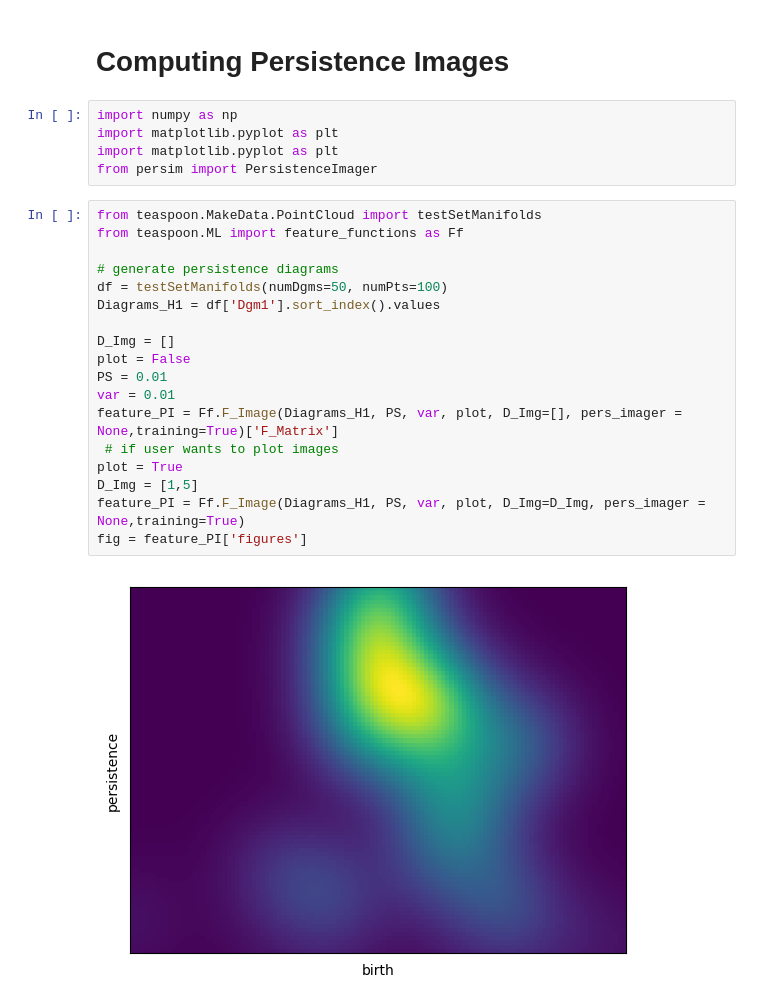
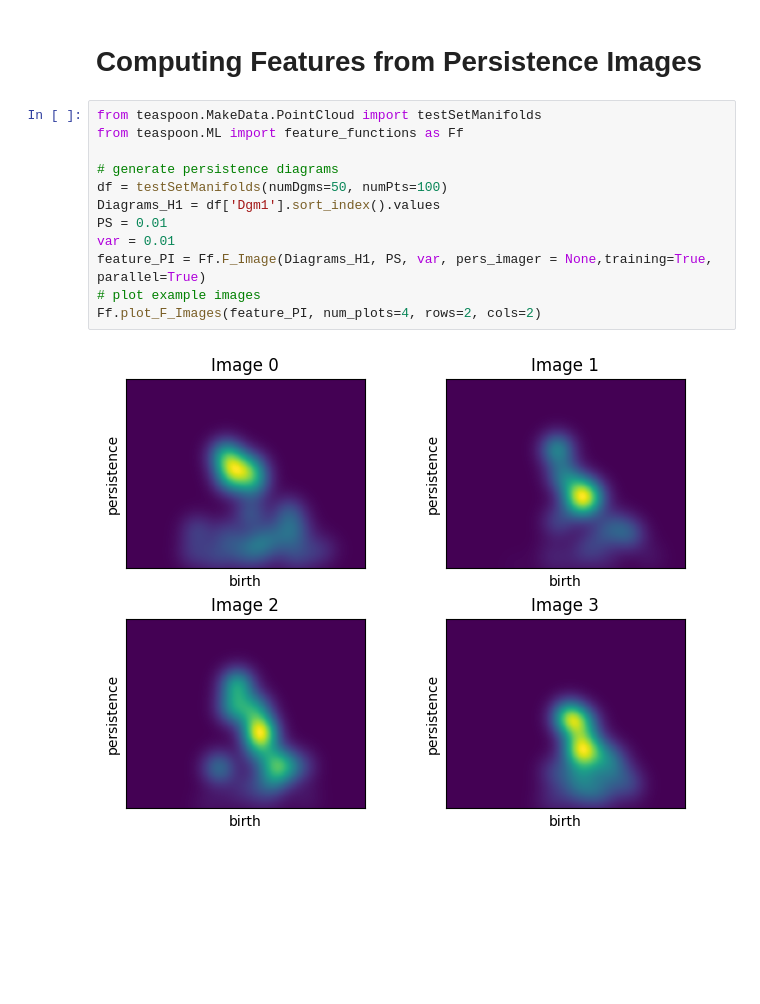
Before and after one commit to TeaspoonTDA/teaspoon, a Jupyter notebook: docs/notebooks/persistence_images.ipynb, the cells around one changed output. Cells and saved outputs as stored; diff of their text form; blank space fills up the shorter version.

Commit message:
updated for final persistence images code

```diff
--- a/docs/notebooks/persistence_images.ipynb
+++ b/docs/notebooks/persistence_images.ipynb
@@ -1,27 +1,16 @@
 # %% [markdown]
-# Computing Persistence Images
+# Computing Features from Persistence Images
-# %%
-import numpy as np
-import matplotlib.pyplot as plt
-import matplotlib.pyplot as plt
-from persim import PersistenceImager
 # %%
 from teaspoon.MakeData.PointCloud import testSetManifolds
 from teaspoon.ML import feature_functions as Ff
 
 # generate persistence diagrams
 df = testSetManifolds(numDgms=50, numPts=100)
 Diagrams_H1 = df['Dgm1'].sort_index().values
-
-D_Img = []
-plot = False
 PS = 0.01
 var = 0.01
-feature_PI = Ff.F_Image(Diagrams_H1, PS, var, plot, D_Img=[], pers_imager = None,training=True)['F_Matrix']
- # if user wants to plot images
-plot = True
-D_Img = [1,5]
-feature_PI = Ff.F_Image(Diagrams_H1, PS, var, plot, D_Img=D_Img, pers_imager = None,training=True)
-fig = feature_PI['figures']
+feature_PI = Ff.F_Image(Diagrams_H1, PS, var, pers_imager = None,training=True, parallel=True)
+# plot example images
+Ff.plot_F_Images(feature_PI, num_plots=4, rows=2, cols=2)
 # %% [output]
-[figure, old version]
+[figure, new version]
```
Also changed, not shown: parts of 4 cells of this notebook, 8 other files.
